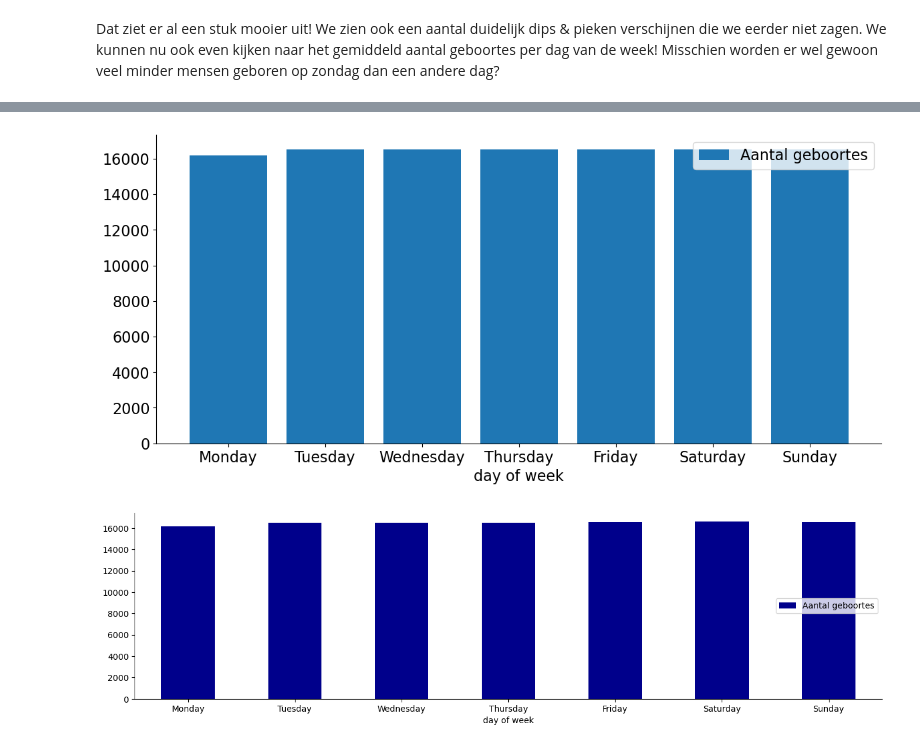
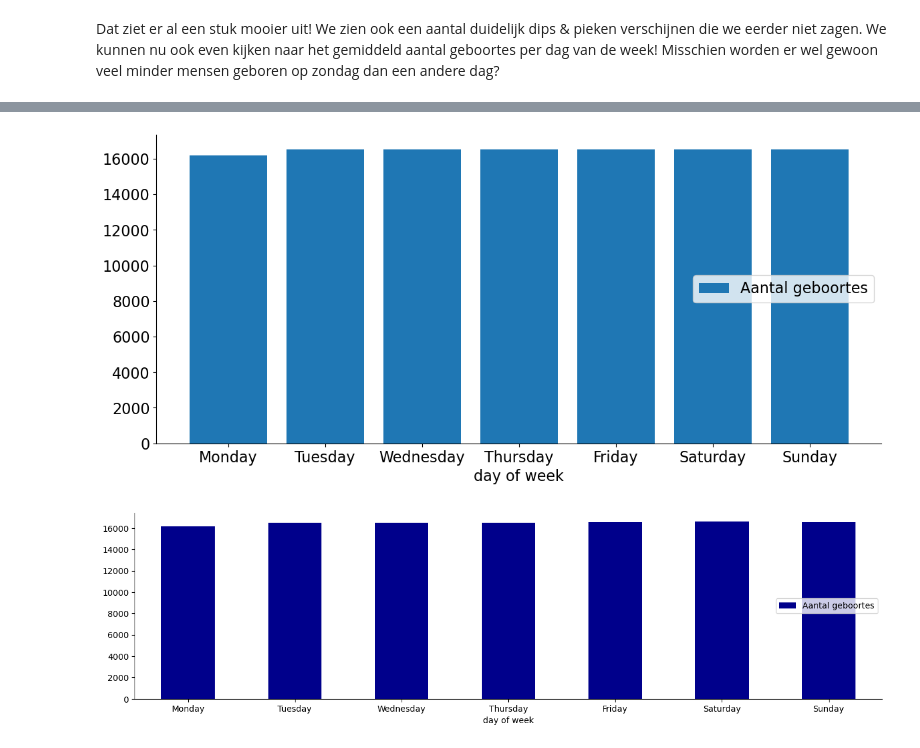
Before and after one commit to cdieltje/ExamenSyntra, a Jupyter notebook: notebooks/examen_deel1_V2.ipynb, the cells around one changed output, grey strips where cells are left out. Saved outputs shown, nothing was run; the diff lists cells and outputs as text; code cells hidden in the pictures.

```diff
--- a/notebooks/examen_deel1_V2.ipynb
+++ b/notebooks/examen_deel1_V2.ipynb
@@ -145,16 +139,3 @@ print(df)
 # %%
 # make copy of initial df in order to gain time when re-calculating while developing
 df_birth = df.copy()
-# %%
-# Convert 'geboortedatum' to datetime, setting errors='coerce' to handle invalid dates
-df_birth['geboortedatum'] = pd.to_datetime(df_birth['geboortedatum'], errors='coerce')
-
-# Make df_wrong: Filter rows where date is '2019-02-29' (= Na's after coercion)
-df_wrong = df_birth[df_birth['geboortedatum'].isna()].copy()
-
-# add motivation to dataframe
-df_wrong['motivatie'] = 'datum 2019-02-29 bestaat niet'
-print(len(df_wrong), 'rows with erroneous date 2019-2-29 were in the dataset')
-
-# in df_birth, get rid of rows where geboortedatum was 2019-2-29 (=Na's after coercion). Needs to be done after df_wrong has been mad.
-df_birth = df_birth[~df_birth['geboortedatum'].isna()].copy()
@@ -286,26 +255,20 @@ plt.axhline(y=treshold, color='r', linestyle='--');
  We zien dat er nog steeds redelijk wat uitschieters zijn, kan je code schrijven om de 5 extreme uitschieters in de 2e helft van het jaar identificeren (in totaal 8 datums)?
 # %%
 # make dataframe grouped by birthday
-df_birth_birthday = (df_birth_clean.drop(columns = ['gemeente', 'geslacht', 'verwachte datum', 'start_van_jaar'])
+df_birth_birthday = (df_birth_clean
+                     .drop(columns = ['gemeente', 'geslacht', 'verwachte datum', 'start_van_jaar'])
                      .groupby('geboortedatum')
-                     .agg({'naam':'count',
-                          'dag_van_jaar':'min'})
+                     .agg({'dag_van_jaar':'min',
+                         'naam':'count'})
                      .rename(columns={'naam': 'aantal geboortes'})
                      .reset_index()
                     )
 
 # from df that is grouped per day, filter on second half of year
-df_birth_day_clean_2ndyearhalf = df_birth_birthday[df_birth_birthday['dag_van_jaar'] > 181]
-df_birth_day_clean_2ndyearhalf
+df_birth_day181 = df_birth_birthday[df_birth_birthday['dag_van_jaar'] > 181]
+df_birth_day181
 
 # Get low outliers
-df_outliers_low = df_birth_day_clean_2ndyearhalf.nsmallest(8, 'aantal geboortes')
-
-# clean up df with outliers for a clearer view
-df_outliers_low = (df_outliers_low
-#                    .rename(columns={'naam': 'aantal geboortes'})
-#                    .drop(columns=['gemeente', 'geslacht', 'verwachte datum', 'start_van_jaar', 'geboortedatum'])
-                   .reset_index()
-                  )
-df_outliers_low
+df_outliers_low = df_birth_day181.nsmallest(8, 'aantal geboortes')
+df_outliers_low.sort_values('geboortedatum')
 # %% [output]
@@ -387,26 +321,25 @@ Dat ziet er al een stuk mooier uit!  We zien ook een aantal duidelijk dips & pie
 # %%
 # Add new column 'weekdag' to df_birth_birthday
 df_birth_birthday['weekdag'] = df_birth_birthday.geboortedatum.dt.day_name()
-# df_birth_birthday
 
 # Make df 'weekdag' - 'rollende week geboortes'
 df_birth_weekday = (df_birth_birthday[['weekdag', 'Rollende week geboortes']]
                     .groupby('weekdag')
                     .sum()
                     .reset_index()
                    )
 
 # Sort on 'weekdag' by making use of list of sorted weekdays
 weekdays = ["Monday", "Tuesday", "Wednesday", "Thursday", "Friday", "Saturday", "Sunday"]
 df_birth_weekday['weekdag'] = pd.Categorical(df_birth_weekday.weekdag,categories=weekdays)
 df_birth_weekday = df_birth_weekday.sort_values('weekdag')
 
 # Make plot
 plt.bar(df_birth_weekday['weekdag'], df_birth_weekday['Rollende week geboortes'], label = 'Aantal geboortes')
 plt.xlabel('day of week')
-plt.legend();
+plt.legend(loc='center right');
 # %% [output]
-[figure, old version]
+[figure, new version]
 # %%
 # %% [output]
 [figure]
```
Also changed, not shown: parts of 18 cells of this notebook.
